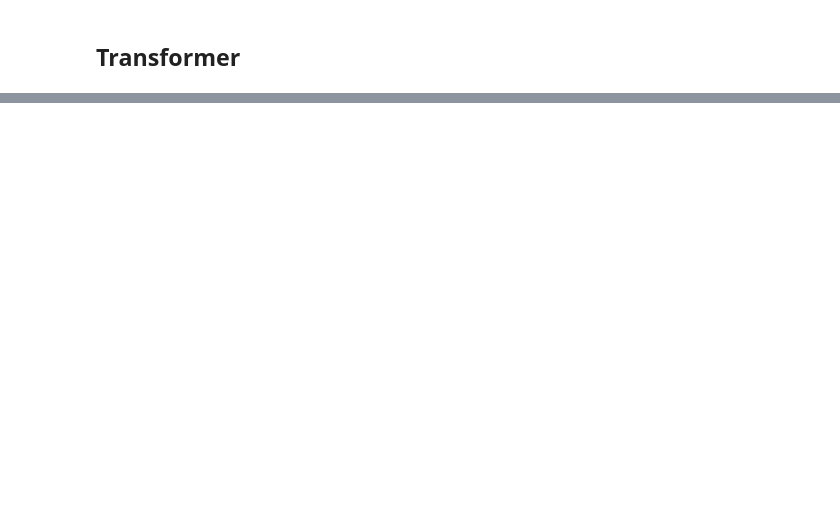
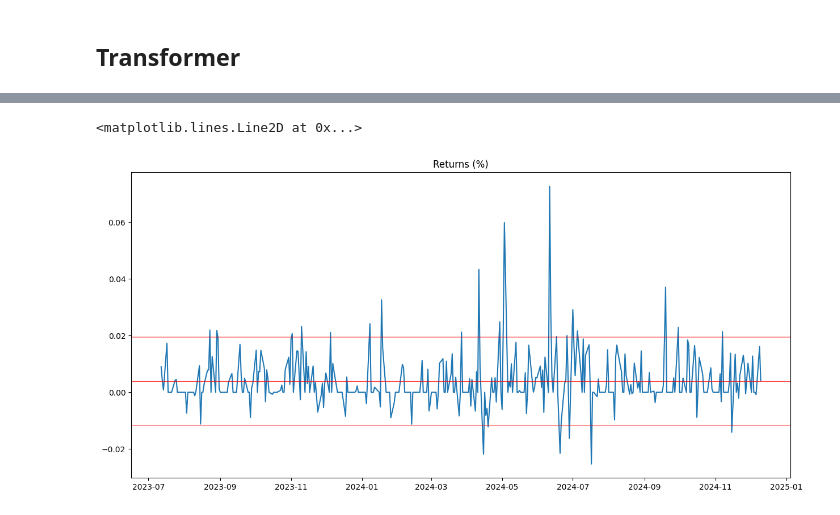
Before and after one commit to egeatmaca/stock_price_prediction, a Jupyter notebook: transformers_and_lstm.ipynb, the cells around one changed output, grey strips where cells are left out. Drawn from its saved outputs; the diff is of its cells as text; code cells hidden in the pictures; blank space fills up the shorter version.

```diff
--- a/transformers_and_lstm.ipynb
+++ b/transformers_and_lstm.ipynb
@@ -592,0 +694,10 @@ simulate(model, test_loader, df_backtest_test, historical_data['Close'], ticker_
+# %%
+plt.figure(figsize=(15, 7))
+plt.title('Returns (%)')
+plt.plot(df_backtest_test.index[7:], returns)
+plt.axhline(np.mean(returns), color='red', alpha=0.7)
+plt.axhline(np.mean(returns)+1.64*np.std(returns), color='red', alpha=0.4)
+plt.axhline(np.mean(returns)-1.64*np.std(returns), color='red', alpha=0.4)
+# %% [output]
+<matplotlib.lines.Line2D at 0x...>
+[figure, added]
```
Also changed, not shown: parts of 31 cells of this notebook.
